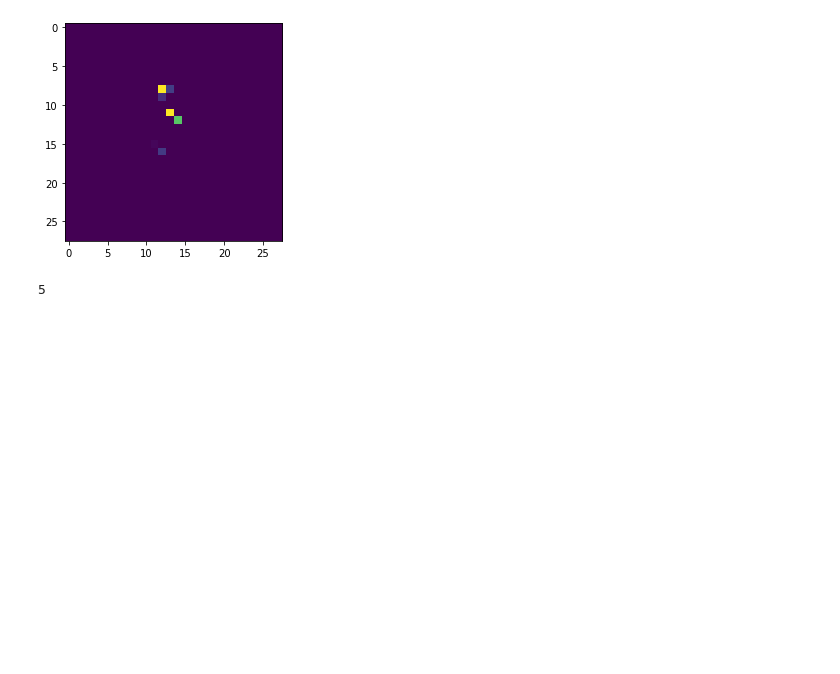
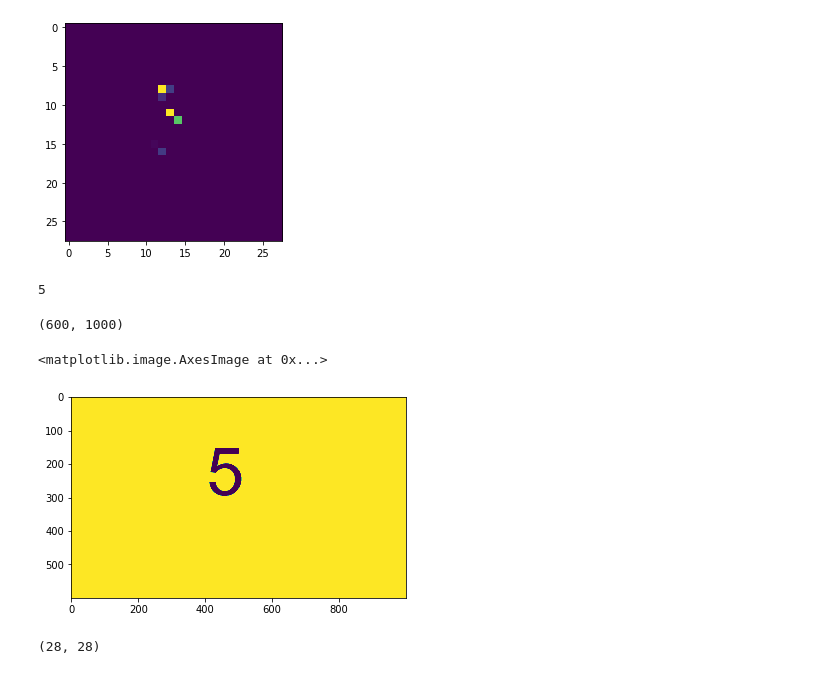
Before and after one commit to shoulhafiz/python_data_science, a Jupyter notebook: deep_learning_TF2.ipynb, the cells around one changed output. Cells and saved outputs as stored; diff of their text form; code cells hidden in the pictures; blank space fills up the shorter version.

```diff
--- a/deep_learning_TF2.ipynb
+++ b/deep_learning_TF2.ipynb
@@ -135,3 +135,20 @@ predicted
 np.argmax(predicted)
 # %% [output]
 5
+# %%
+import cv2
+im_gray = cv2.imread('export (1).png', cv2.IMREAD_GRAYSCALE)
+im_gray.shape
+# %% [output]
+(600, 1000)
+# %%
+plt.imshow(im_gray)
+# %% [output]
+<matplotlib.image.AxesImage at 0x...>
+[figure, added]
+# %%
+resize_im_gray = cv2.resize(im_gray, (28, 28))
+resize_im_gray = cv2.bitwise_not(resize_im_gray) / 255
+resize_im_gray.shape
+# %% [output]
+(28, 28)
```
Also changed, not shown: parts of 2 cells of this notebook.
